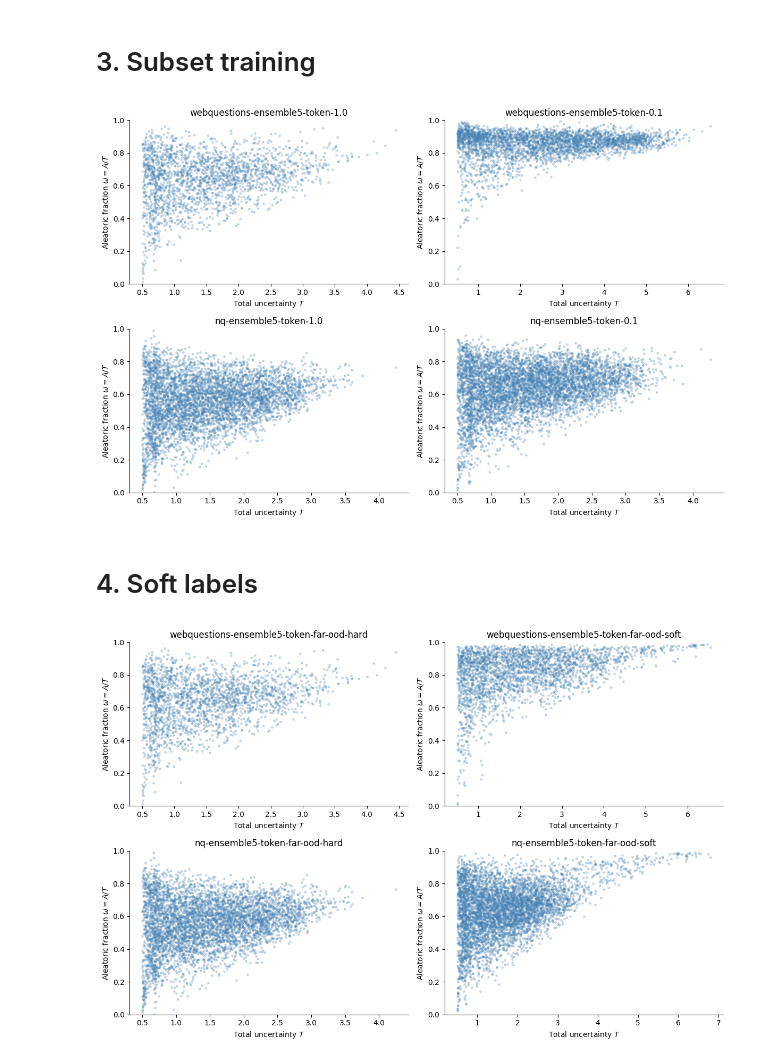
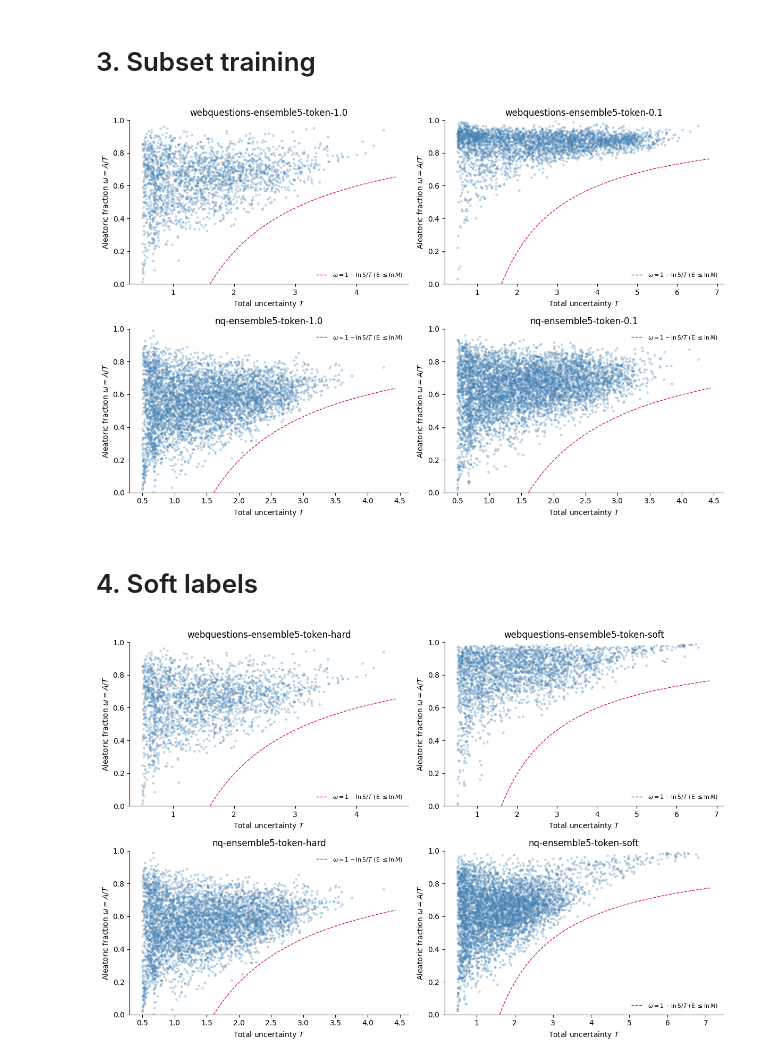
Before and after one commit to dries02/cbqa-ood, a Jupyter notebook: notebooks/disentanglement_v2.ipynb, the cells around one changed output. Drawn from its saved outputs; the diff is of its cells as text; code cells hidden in the pictures.

```diff
--- a/notebooks/disentanglement_v2.ipynb
+++ b/notebooks/disentanglement_v2.ipynb
@@ -90,6 +140,15 @@ for idx, (dataset, method, level_infix) in enumerate(combinations):
     ax.set_ylabel(r"Epistemic uncertainty $E$")
     ax.spines[["top", "right"]].set_visible(False)
 
+    K = 5 if method == "ensemble5" else 30
+
+    ax.axhline(
+        y=np.log(K),
+        color='black', linestyle='--', linewidth=1.2,
+        label=f'$E \\leq \\log K = {np.log(K):.2f}$'
+    )
+
+
 plt.tight_layout()
 plt.show()
 # %% [output]
@@ -171,10 +230,17 @@ for idx, (dataset, method, fraction, level_infix) in enumerate(combinations):
     ax.set_ylim(0, 1)
     ax.spines[["top", "right"]].set_visible(False)
 
+    M = 5
+    ln_m = np.log(M)
+    t = np.linspace(ln_m, ax.get_xlim()[1], 200)
+    ax.plot(t, 1 - ln_m / t, ls="--", lw=1, color="crimson",
+            label=rf"$\omega = 1 - \ln {M}/T$ (E $\leq \ln M$)")
+    ax.legend(frameon=False, fontsize=8)
+
 plt.tight_layout()
 plt.show()
 # %% [output]
-[figure, old version]
+[figure, new version]
 # %% [markdown]
 # 4. Soft labels
 # %%
@@ -185,32 +251,40 @@ level_infixes = ("token",) #("token", "sampling")
 eps = 0.5
 
 combinations = list(product(datasets, methods, hard_infixes, level_infixes))
 
 n_plots = len(combinations)
 
 cols = len(hard_infixes)
 rows = math.ceil(n_plots / cols)
 
 fig, axes = plt.subplots(rows, cols, figsize=(12, 4 * rows))
 axes = axes.flatten()  # Flatten in case of single row/col
 
 for idx, (dataset, method, hard_infix, level_infix) in enumerate(combinations):
     df = load_results(dataset, method, hard_infix, "1.0", level_infix)
     au, eu = read_uncertainties(df, level_infix)
 
     total = au + eu
     omega = au / (total + 1e-8)
     mask = total > eps
 
     ax = axes[idx]
     ax.scatter(total[mask], omega[mask], alpha=0.25, s=6, color="steelblue", rasterized=True)
-    ax.set_title(f"{dataset}-{method}-{level_infix}-{subset}-{hard_infix}")
+    ax.set_title(f"{dataset}-{method}-{level_infix}-{hard_infix}")
     ax.set_xlabel(r"Total uncertainty $T$")
     ax.set_ylabel(r"Aleatoric fraction $\omega = A/T$")
     ax.set_ylim(0, 1)
     ax.spines[["top", "right"]].set_visible(False)
 
+    M = 5
+    ln_m = np.log(M)
+    t = np.linspace(ln_m, ax.get_xlim()[1], 200)
+    ax.plot(t, 1 - ln_m / t, ls="--", lw=1, color="crimson",
+            label=rf"$\omega = 1 - \ln {M}/T$ (E $\leq \ln M$)")
+    ax.legend(frameon=False, fontsize=8)
+
+
 plt.tight_layout()
 plt.show()
 # %% [output]
-[figure, old version]
+[figure, new version]
```
Also changed, not shown: parts of 2 cells of this notebook, 1 other file.
